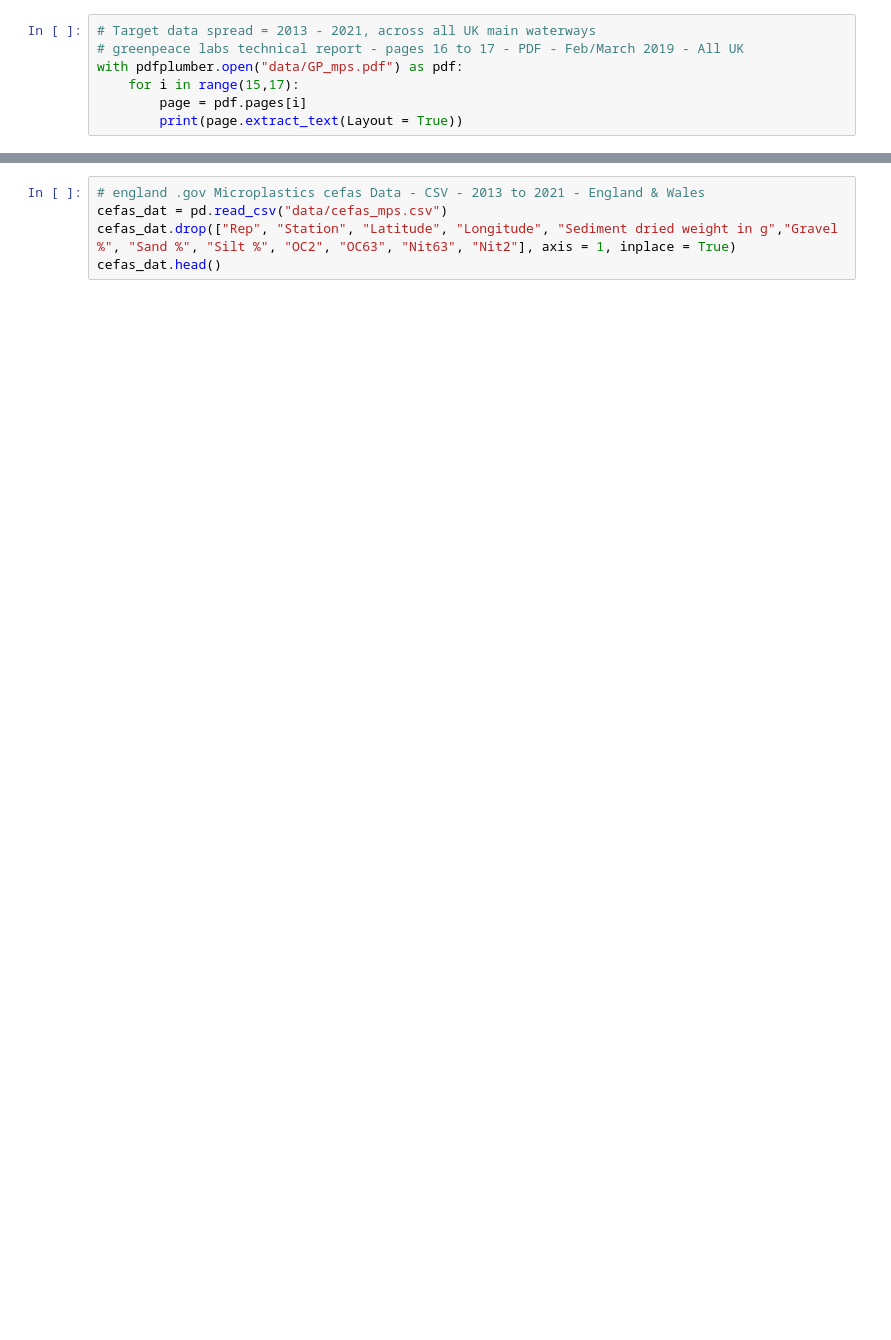
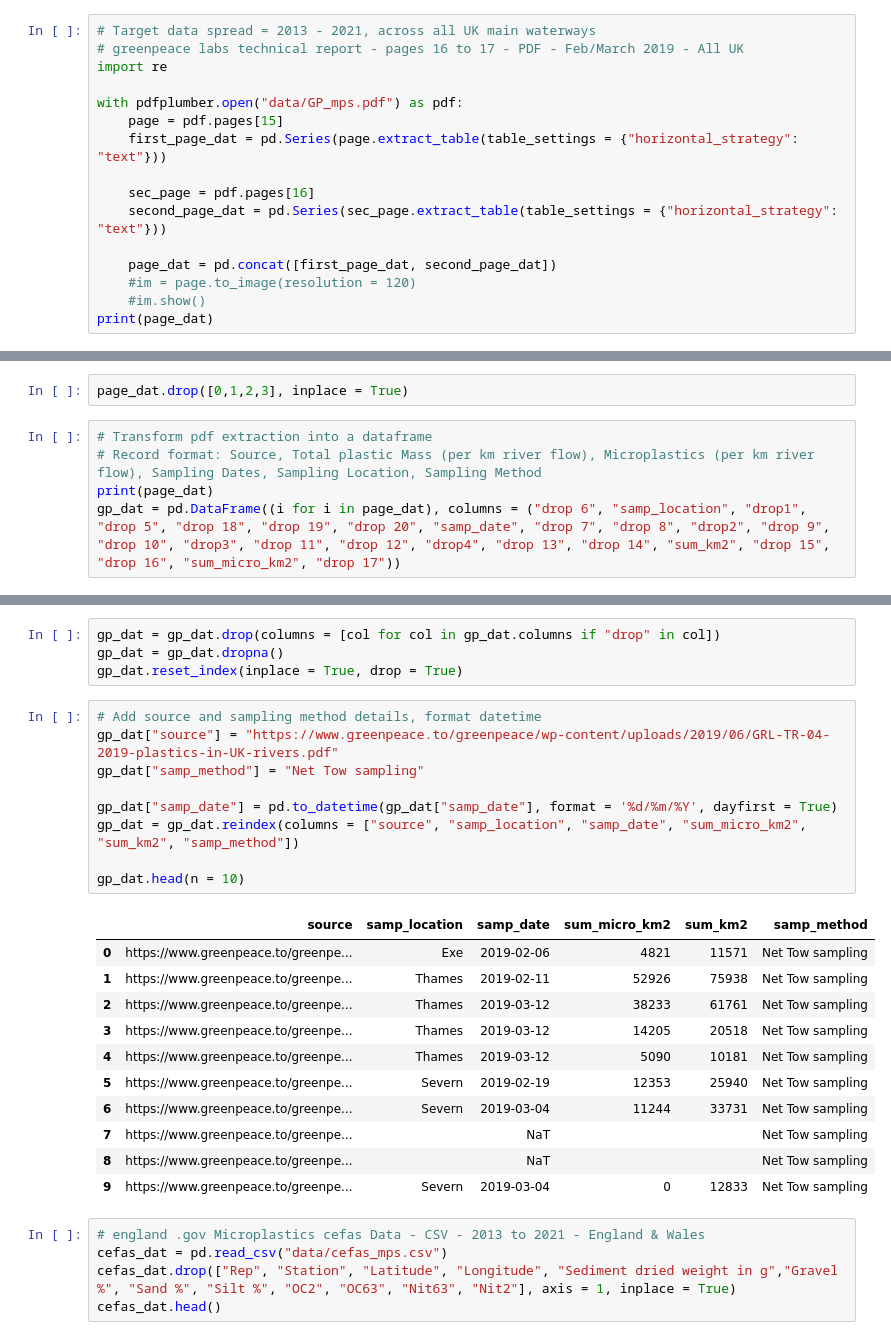
Before and after one commit to fonkerina/Microplastic-Tracker, a Jupyter notebook: data collection.ipynb, the cells around one changed output, grey strips where cells are left out. Saved outputs shown, nothing was run; the diff lists cells and outputs as text; blank space fills up the shorter version.

Commit message:
prepocessed greenpeace data

```diff
--- a/data collection.ipynb
+++ b/data collection.ipynb
@@ -9,8 +9,17 @@ Data = pd.DataFrame(columns = [["Source"],["Total Plastic Mass (per km river flo
 # %%
 # Target data spread = 2013 - 2021, across all UK main waterways
 # greenpeace labs technical report - pages 16 to 17 - PDF - Feb/March 2019 - All UK
+import re
+
 with pdfplumber.open("data/GP_mps.pdf") as pdf:
-    for i in range(15,17):
-        page = pdf.pages[i]
-        print(page.extract_text(Layout = True))
+    page = pdf.pages[15]
+    first_page_dat = pd.Series(page.extract_table(table_settings = {"horizontal_strategy": "text"}))
+
+    sec_page = pdf.pages[16]
+    second_page_dat = pd.Series(sec_page.extract_table(table_settings = {"horizontal_strategy": "text"}))
+
+    page_dat = pd.concat([first_page_dat, second_page_dat])
+    #im = page.to_image(resolution = 120)
+    #im.show()
+print(page_dat)
 # %% [output]
@@ -33,0 +38,7 @@ GRL-TR-04-2019
+# %%
+page_dat.drop([0,1,2,3], inplace = True)
+# %%
+# Transform pdf extraction into a dataframe
+# Record format: Source, Total plastic Mass (per km river flow), Microplastics (per km river flow), Sampling Dates, Sampling Location, Sampling Method
+print(page_dat)
+gp_dat = pd.DataFrame((i for i in page_dat), columns = ("drop 6", "samp_location", "drop1", "drop 5", "drop 18", "drop 19", "drop 20", "samp_date", "drop 7", "drop 8", "drop2", "drop 9", "drop 10", "drop3", "drop 11", "drop 12", "drop4", "drop 13", "drop 14", "sum_km2", "drop 15", "drop 16", "sum_micro_km2", "drop 17"))
@@ -34,3 +58,28 @@ GRL-TR-04-2019
+# %%
+gp_dat = gp_dat.drop(columns = [col for col in gp_dat.columns if "drop" in col])
+gp_dat = gp_dat.dropna()
+gp_dat.reset_index(inplace = True, drop = True)
+# %%
+# Add source and sampling method details, format datetime
+gp_dat["source"] = "https://www.greenpeace.to/greenpeace/wp-content/uploads/2019/06/GRL-TR-04-2019-plastics-in-UK-rivers.pdf"
+gp_dat["samp_method"] = "Net Tow sampling"
+
+gp_dat["samp_date"] = pd.to_datetime(gp_dat["samp_date"], format = '%d/%m/%Y', dayfirst = True)
+gp_dat = gp_dat.reindex(columns = ["source", "samp_location", "samp_date", "sum_micro_km2", "sum_km2", "samp_method"])
+
+gp_dat.head(n = 10)
+# %% [output]
+|  | source | samp_location | samp_date | sum_micro_km2 | sum_km2 | samp_method |
+| 0 | https://www.greenpeace.to/greenpe... | Exe | 2019-02-06 | 4821 | 11571 | Net Tow sampling |
+| 1 | https://www.greenpeace.to/greenpe... | Thames | 2019-02-11 | 52926 | 75938 | Net Tow sampling |
+| 2 | https://www.greenpeace.to/greenpe... | Thames | 2019-03-12 | 38233 | 61761 | Net Tow sampling |
+| 3 | https://www.greenpeace.to/greenpe... | Thames | 2019-03-12 | 14205 | 20518 | Net Tow sampling |
+| 4 | https://www.greenpeace.to/greenpe... | Thames | 2019-03-12 | 5090 | 10181 | Net Tow sampling |
+| 5 | https://www.greenpeace.to/greenpe... | Severn | 2019-02-19 | 12353 | 25940 | Net Tow sampling |
+| 6 | https://www.greenpeace.to/greenpe... | Severn | 2019-03-04 | 11244 | 33731 | Net Tow sampling |
+| 7 | https://www.greenpeace.to/greenpe... |  | NaT |  |  | Net Tow sampling |
+| 8 | https://www.greenpeace.to/greenpe... |  | NaT |  |  | Net Tow sampling |
+| 9 | https://www.greenpeace.to/greenpe... | Severn | 2019-03-04 | 0 | 12833 | Net Tow sampling |
 # %%
 # england .gov Microplastics cefas Data - CSV - 2013 to 2021 - England & Wales
 cefas_dat = pd.read_csv("data/cefas_mps.csv")
```
Also changed, not shown: parts of 6 cells of this notebook, 1 other file.
